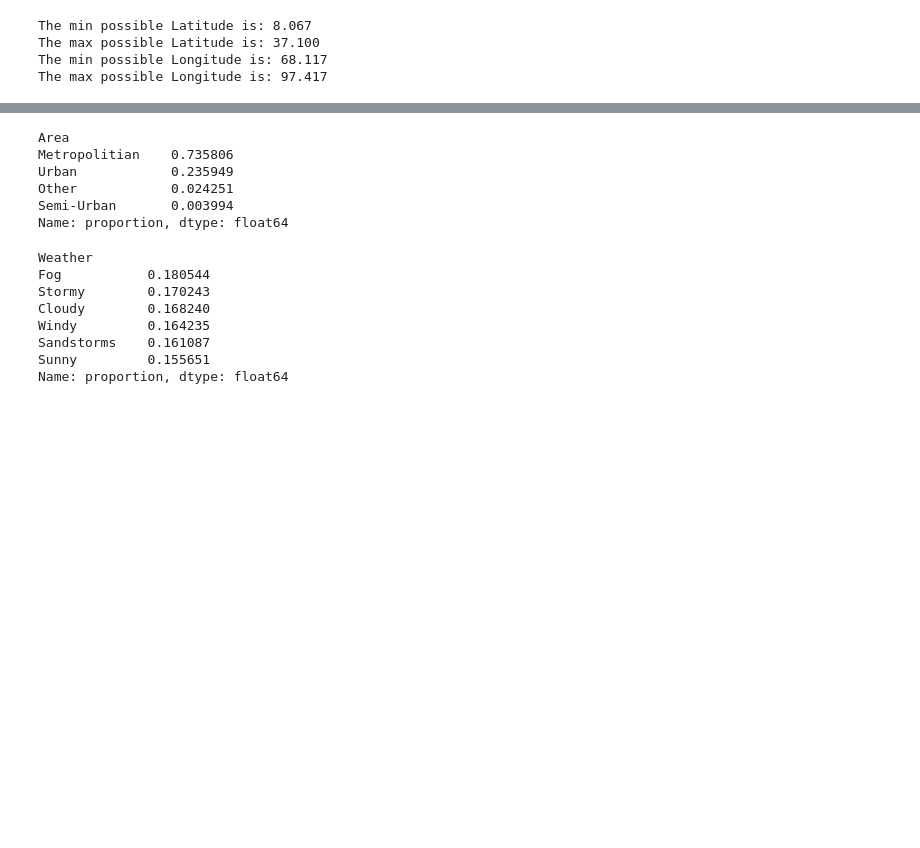
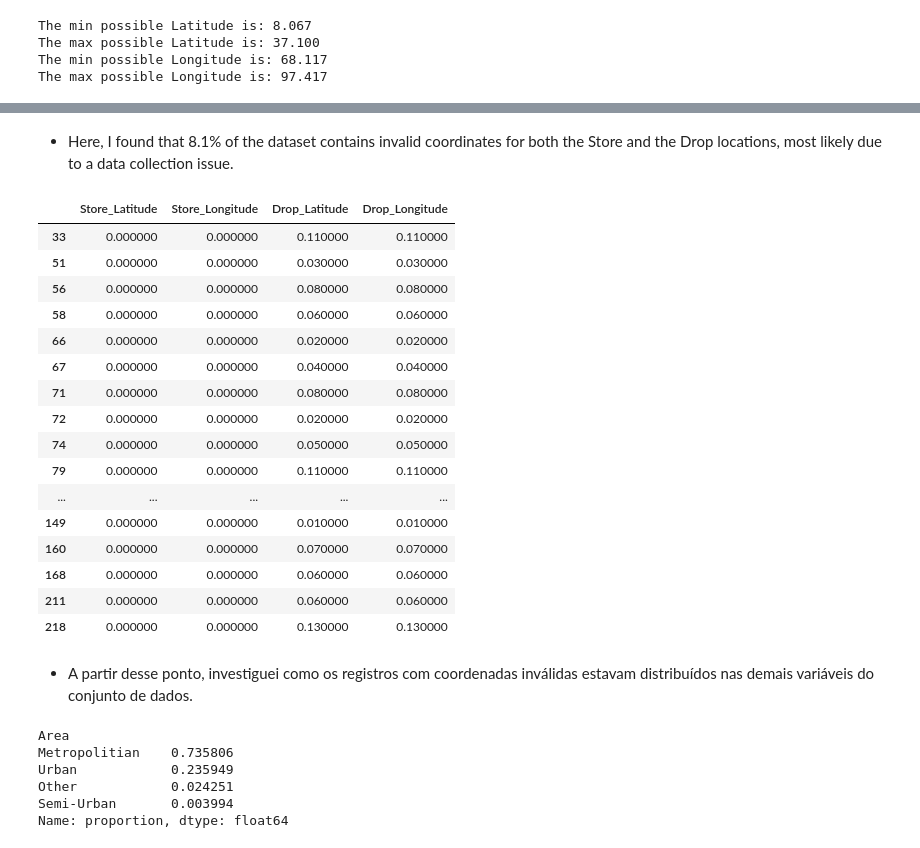
Before and after one commit to Alvaro-Figueiredo/Amazon_Delivery_DSProject, a Jupyter notebook: Notebooks/02_EDA.ipynb, the cells around one changed output, grey strips where cells are left out. Cells and saved outputs as stored; diff of their text form; code cells hidden in the pictures; blank space fills up the shorter version.

```diff
--- a/Notebooks/02_EDA.ipynb
+++ b/Notebooks/02_EDA.ipynb
@@ -316,3 +326,35 @@ A quantidade de dados do Drop invalidos são: 3505
+# %% [markdown]
+- Here, I found that 8.1% of the dataset contains invalid coordinates for both the Store and the Drop locations, most likely due to a data collection issue.
+# %%
+df_amazon.loc[
+    invalid_store_values,
+    [
+        'Store_Latitude',
+        'Store_Longitude',
+        'Drop_Latitude',
+        'Drop_Longitude'
+    ]
+].head(20)
+# %% [output]
+|  | Store_Latitude | Store_Longitude | Drop_Latitude | Drop_Longitude |
+| 33 | 0.000000 | 0.000000 | 0.110000 | 0.110000 |
+| 51 | 0.000000 | 0.000000 | 0.030000 | 0.030000 |
+| 56 | 0.000000 | 0.000000 | 0.080000 | 0.080000 |
+| 58 | 0.000000 | 0.000000 | 0.060000 | 0.060000 |
+| 66 | 0.000000 | 0.000000 | 0.020000 | 0.020000 |
+| 67 | 0.000000 | 0.000000 | 0.040000 | 0.040000 |
+| 71 | 0.000000 | 0.000000 | 0.080000 | 0.080000 |
+| 72 | 0.000000 | 0.000000 | 0.020000 | 0.020000 |
+| 74 | 0.000000 | 0.000000 | 0.050000 | 0.050000 |
+| 79 | 0.000000 | 0.000000 | 0.110000 | 0.110000 |
+| ... | ... | ... | ... | ... |
+| 149 | 0.000000 | 0.000000 | 0.010000 | 0.010000 |
+| 160 | 0.000000 | 0.000000 | 0.070000 | 0.070000 |
+| 168 | 0.000000 | 0.000000 | 0.060000 | 0.060000 |
+| 211 | 0.000000 | 0.000000 | 0.060000 | 0.060000 |
+| 218 | 0.000000 | 0.000000 | 0.130000 | 0.130000 |
+# %% [markdown]
+- A partir desse ponto, investiguei como os registros com coordenadas inválidas estavam distribuídos nas demais variáveis do conjunto de dados.
 # %%
 df_amazon[invalid_drop_values]['Area'].value_counts(normalize=True)
 # %% [output]
@@ -322,15 +364,4 @@ Urban            0.235949
 Other            0.024251
 Semi-Urban       0.003994
 Name: proportion, dtype: float64
-# %%
-df_amazon[mask_invalid]["Weather"].value_counts(normalize=True)
-# %% [output]
-Weather
-Fog           0.180544
-Stormy        0.170243
-Cloudy        0.168240
-Windy         0.164235
-Sandstorms    0.161087
-Sunny         0.155651
-Name: proportion, dtype: float64
 # %%
```
Also changed, not shown: parts of 28 cells of this notebook, 1 other file.
